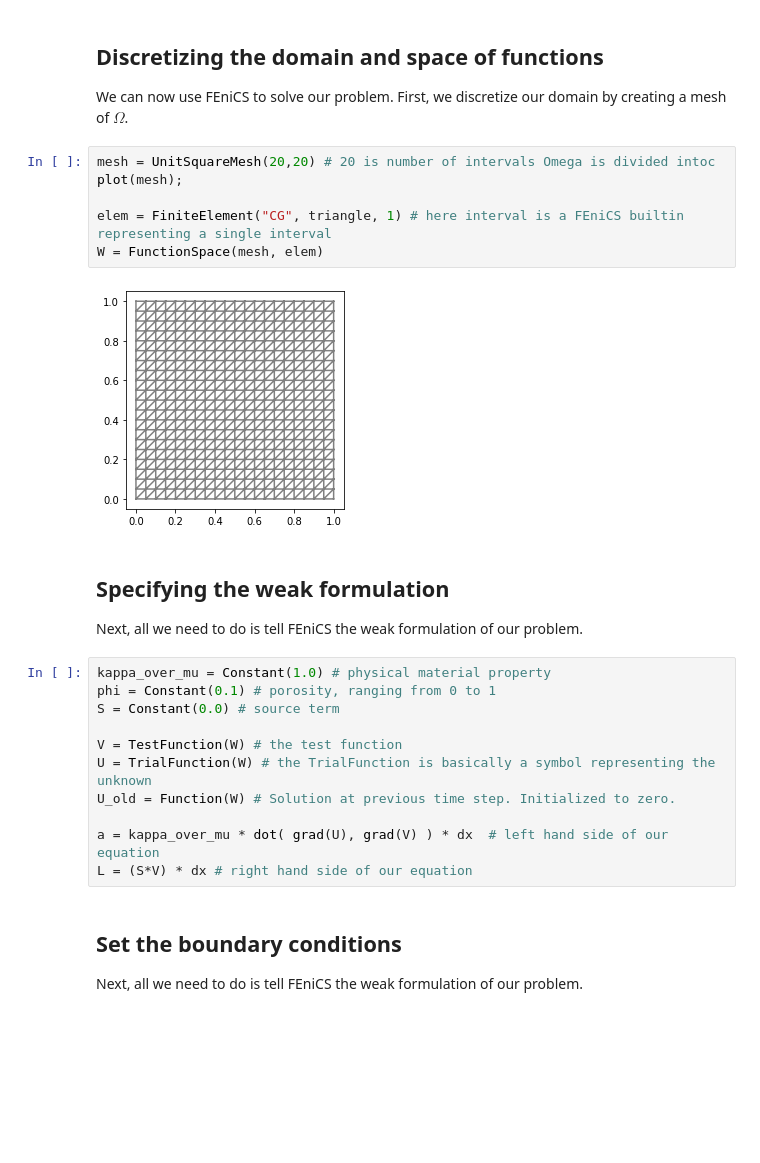
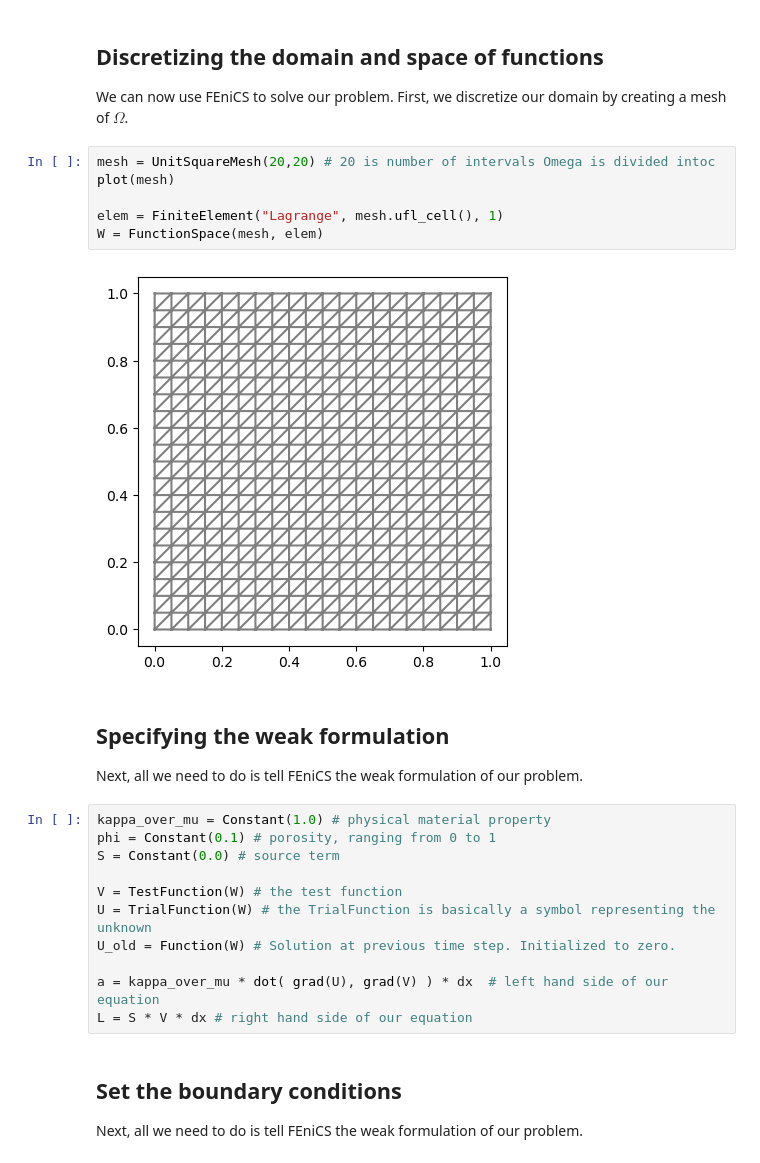
Before and after one commit to Simula-SSCP/SSCP_2024_lectures, a Jupyter notebook: L12 (FEniCS Intro)/L03_FEniCS_Darcy_sol.ipynb, the cells around one changed output. Saved outputs shown, nothing was run; the diff lists cells and outputs as text; blank space fills up the shorter version.

```diff
--- a/L12 (FEniCS Intro)/L03_FEniCS_Darcy_sol.ipynb
+++ b/L12 (FEniCS Intro)/L03_FEniCS_Darcy_sol.ipynb
@@ -49,12 +76,12 @@ from dolfin import *
 We can now use FEniCS to solve our problem. First, we discretize our domain by creating a mesh of $\Omega$.
 # %%
 mesh = UnitSquareMesh(20,20) # 20 is number of intervals Omega is divided intoc
-plot(mesh);
+plot(mesh)
 
-elem = FiniteElement("CG", triangle, 1) # here interval is a FEniCS builtin representing a single interval
+elem = FiniteElement("Lagrange", mesh.ufl_cell(), 1)
 W = FunctionSpace(mesh, elem)
 # %% [output]
-[figure, old version]
+[figure, new version]
 # %% [markdown]
 
 ## Specifying the weak formulation
@@ -69,7 +96,7 @@ U = TrialFunction(W) # the TrialFunction is basically a symbol representing the
 U_old = Function(W) # Solution at previous time step. Initialized to zero.
 
 a = kappa_over_mu * dot( grad(U), grad(V) ) * dx  # left hand side of our equation
-L = (S*V) * dx # right hand side of our equation
+L = S * V * dx # right hand side of our equation
 # %% [markdown]
 ## Set the boundary conditions
 Next, all we need to do is tell FEniCS the weak formulation of our problem.
```
Also changed, not shown: parts of 15 cells of this notebook.
